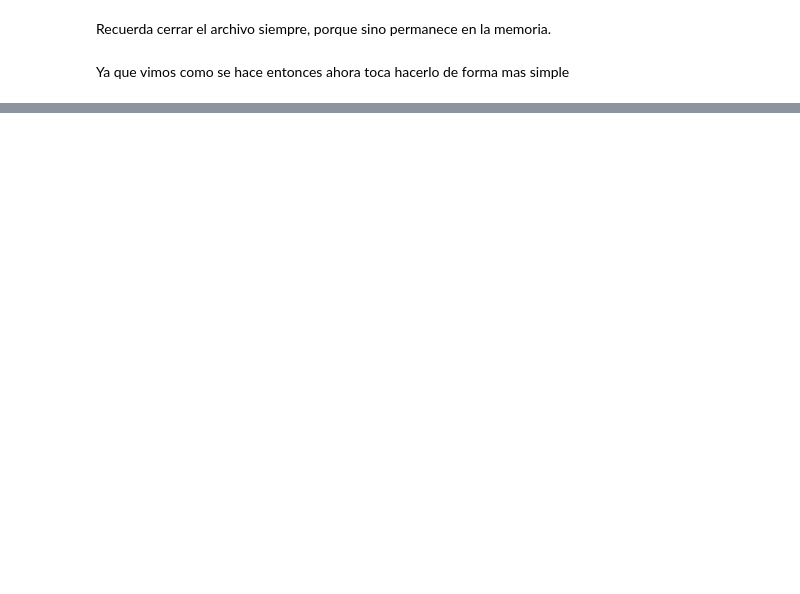
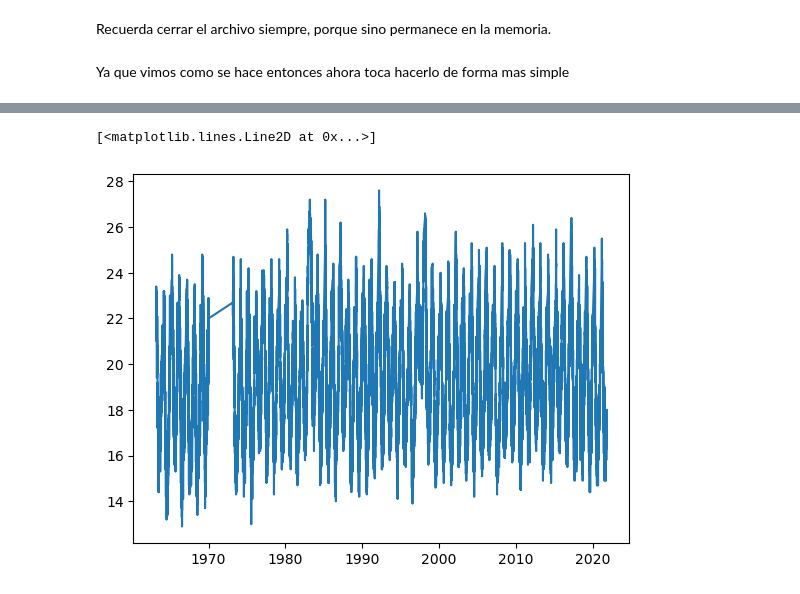
Before and after one commit to cryohydromettools/python_climatologia, a Jupyter notebook: book/dia3/03.Lectura_archivos_especiales.ipynb, the cells around one changed output, grey strips where cells are left out. Cells and saved outputs as stored; diff of their text form; code cells hidden in the pictures; blank space fills up the shorter version.

```diff
--- a/book/dia3/03.Lectura_archivos_especiales.ipynb
+++ b/book/dia3/03.Lectura_archivos_especiales.ipynb
@@ -92,0 +197,5 @@ plt.plot(data, tmax)
+# %%
+plt.plot(df_copy['TAVG'])
+# %% [output]
+[<matplotlib.lines.Line2D at 0x...>]
+[figure, added]
```
Also changed, not shown: parts of 27 cells of this notebook, 2 other files.
